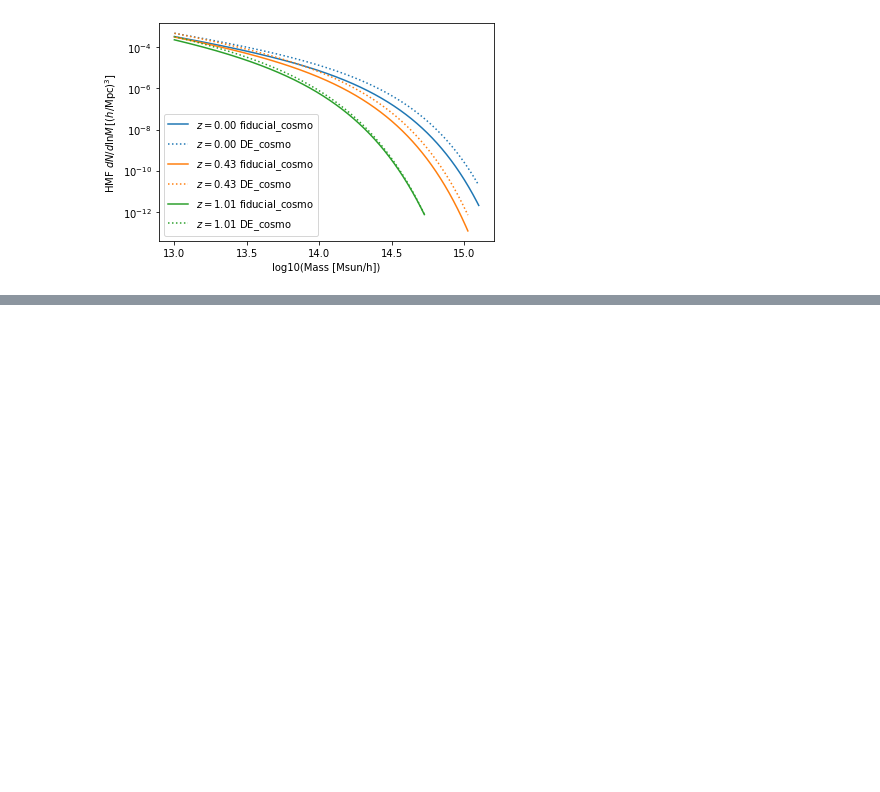
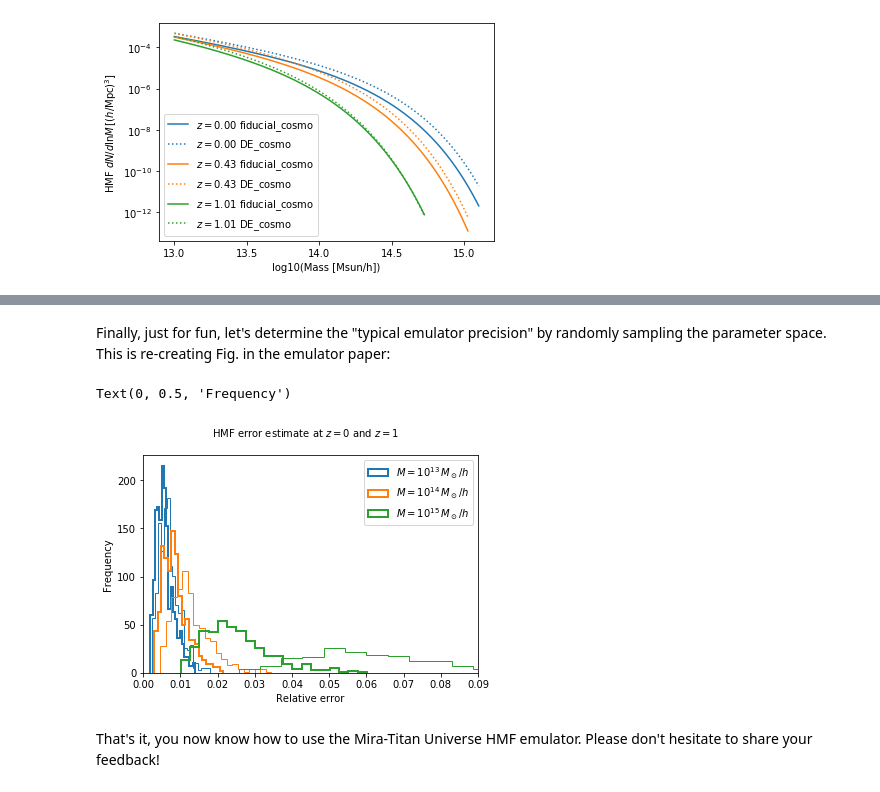
Before and after one commit to SebastianBocquet/MiraTitanHMFemulator, a Jupyter notebook: tutorial.ipynb, the cells around one changed output, grey strips where cells are left out. Saved outputs shown, nothing was run; the diff lists cells and outputs as text; code cells hidden in the pictures; blank space fills up the shorter version.

```diff
--- a/tutorial.ipynb
+++ b/tutorial.ipynb
@@ -112,0 +222,41 @@ Under construction...
+# %% [markdown]
+Finally, just for fun, let's determine the "typical emulator precision" by randomly sampling the parameter space. This is re-creating Fig. in the emulator paper:
+# %%
+# Get the emulator precision at 500 random locations (takes a little while)
+std_z0, std_z1 = [], []
+while len(std_z1)<500:
+    cosmo = {}
+    for param in ('Ommh2', 'Ombh2', 'Omnuh2', 'n_s', 'h', 'sigma_8', 'w_0', 'w_a'):
+        cosmo[param] = HMFemu.param_limits[param][0] + np.random.rand() * (HMFemu.param_limits[param][1]-HMFemu.param_limits[param][0])
+    if HMFemu.validate_params(cosmo):
+        tmp = HMFemu.predict(cosmo, N_draw=1000)
+        std_z1.append( tmp[1.01]['HMF_std'][[0,1000,2000]] )
+        std_z0.append( tmp[0.0]['HMF_std'][[0,1000,2000]] )
+std = np.dstack((np.array(std_z1), np.array(std_z0)))
+
+# Plot histograms
+labels = ['$M=10^{%d}\,M_\odot/h$'%i for i in [13,14,15]]
+for i in range(3):
+    plt.hist(std[:,i,0], bins=20,
+            histtype='step',
+            density=True,
+            color='C%d'%i,
+            lw=1,)
+    plt.hist(std[:,i,1], bins=20,
+            histtype='step',
+            density=True,
+            color='C%d'%i,
+            lw=2,
+            label=labels[i])
+
+plt.xlim(left=0)
+plt.xlim(0,.09)
+plt.legend()
+plt.suptitle('HMF error estimate at $z=0$ and $z=1$', fontsize=10)
+plt.xlabel('Relative error')
+plt.ylabel('Frequency')
+# %% [output]
+Text(0, 0.5, 'Frequency')
+[figure, added]
+# %% [markdown]
+That's it, you now know how to use the Mira-Titan Universe HMF emulator. Please don't hesitate to share your feedback!
```
Also changed, not shown: parts of 19 cells of this notebook, 7 other files.
